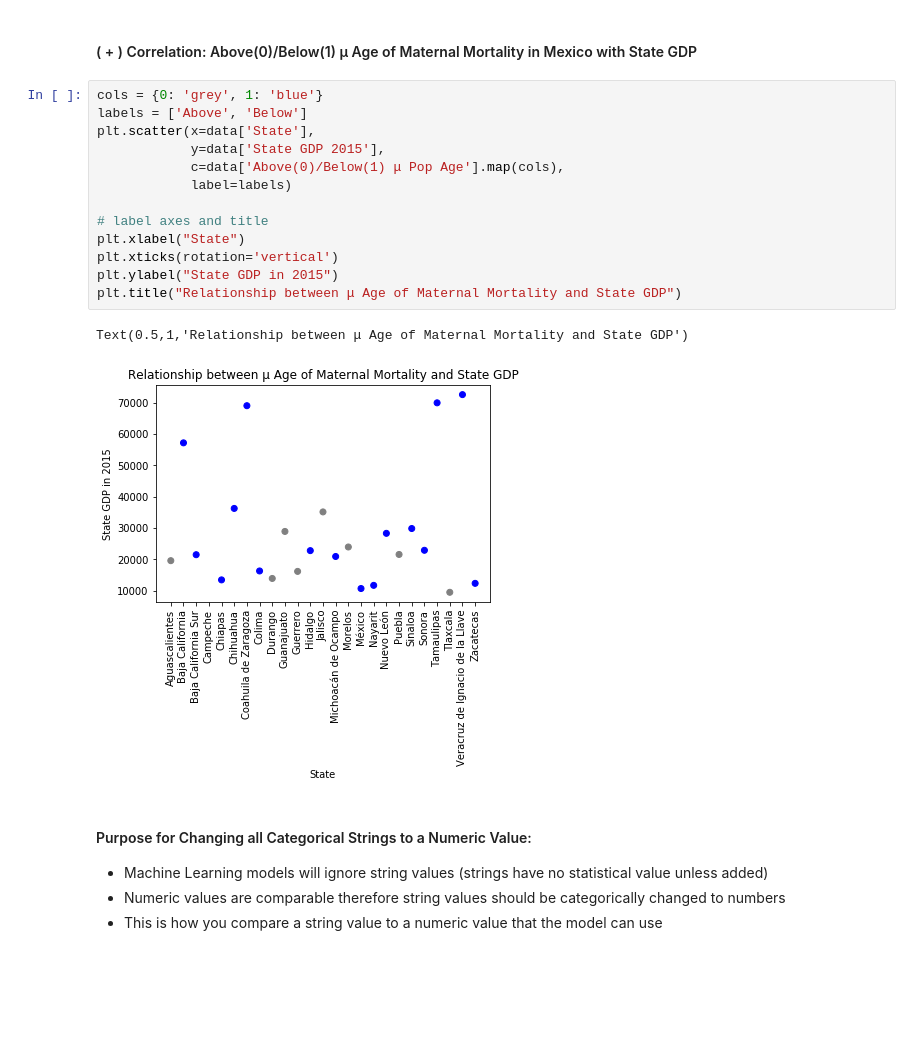
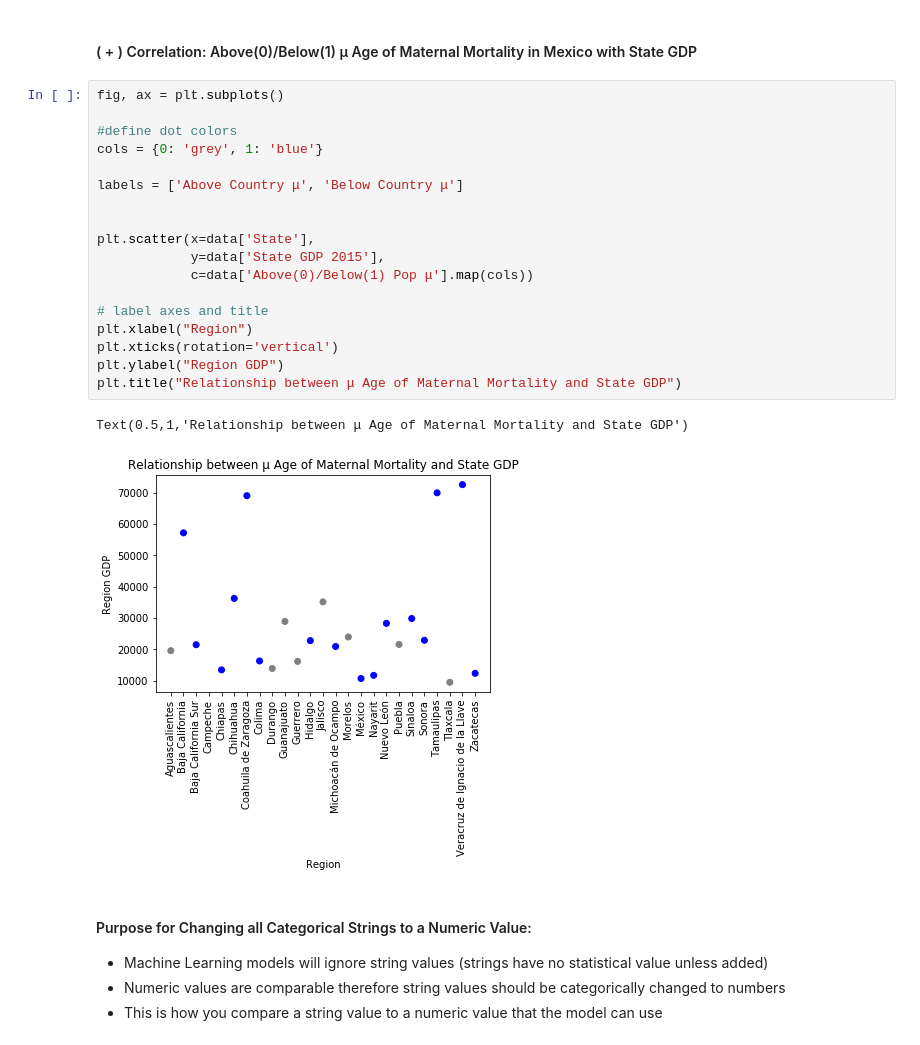
Before and after one commit to EmSchoof/AdolescentMaternalMortality, a Jupyter notebook: machine_learning.ipynb, the cells around one changed output. Drawn from its saved outputs; the diff is of its cells as text; blank space fills up the shorter version.

```diff
--- a/machine_learning.ipynb
+++ b/machine_learning.ipynb
@@ -95,21 +125,26 @@ Text(0.5,1,'Relationship between State Population and GDP')
 # %% [markdown]
 #### ( + ) Correlation: Above(0)/Below(1) μ Age of Maternal Mortality in Mexico with State GDP
 # %%
+fig, ax = plt.subplots()
+
+#define dot colors
 cols = {0: 'grey', 1: 'blue'}
-labels = ['Above', 'Below']
+
+labels = ['Above Country μ', 'Below Country μ']
+
+
 plt.scatter(x=data['State'],
             y=data['State GDP 2015'],
-            c=data['Above(0)/Below(1) μ Pop Age'].map(cols),
-            label=labels)
+            c=data['Above(0)/Below(1) Pop μ'].map(cols))
 
 # label axes and title
-plt.xlabel("State")
+plt.xlabel("Region")
 plt.xticks(rotation='vertical')
-plt.ylabel("State GDP in 2015")
+plt.ylabel("Region GDP")
 plt.title("Relationship between μ Age of Maternal Mortality and State GDP")
 # %% [output]
 Text(0.5,1,'Relationship between μ Age of Maternal Mortality and State GDP')
-[figure, old version]
+[figure, new version]
 # %% [markdown]
 #### Purpose for Changing all Categorical Strings to a Numeric Value:
 - Machine Learning models will ignore string values (strings have no statistical value unless added)
```
Also changed, not shown: parts of 50 cells of this notebook.
